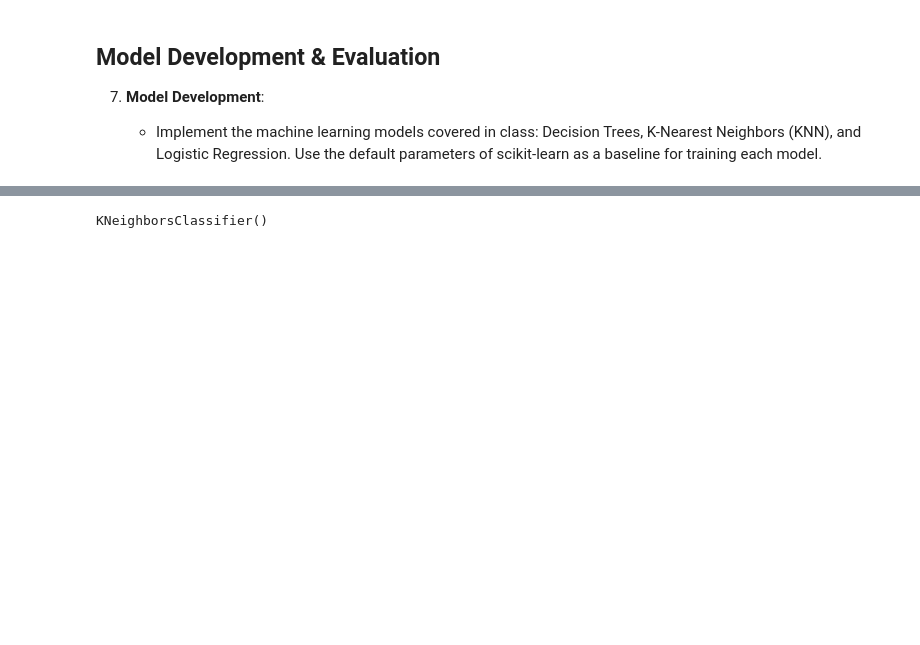
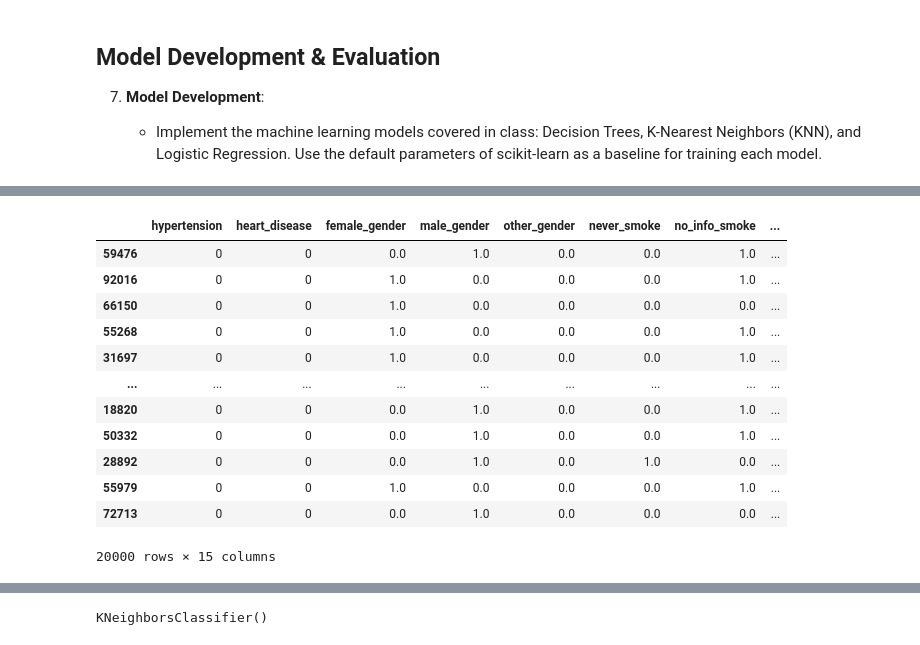
Before and after one commit to JoeZhang1000/CSI4106-Assignment-2, a Jupyter notebook: Joe_Zhang_Christian_Paravalos_CSI4106_Assignment_2_300245795_300231900.ipynb, the cells around one changed output, grey strips where cells are left out. Cells and saved outputs as stored; diff of their text form; code cells hidden in the pictures; blank space fills up the shorter version.

```diff
--- a/Joe_Zhang_Christian_Paravalos_CSI4106_Assignment_2_300245795_300231900.ipynb
+++ b/Joe_Zhang_Christian_Paravalos_CSI4106_Assignment_2_300245795_300231900.ipynb
@@ -326,3 +369,19 @@ X_test = X_test.drop(columns = ['age', 'bmi', 'HbA1c_level', 'blood_glucose_leve
+# %%
+X_test
+# %% [output]
+|  | hypertension | heart_disease | female_gender | male_gender | other_gender | never_smoke | no_info_smoke | ... |
+| 59476 | 0 | 0 | 0.0 | 1.0 | 0.0 | 0.0 | 1.0 | ... |
+| 92016 | 0 | 0 | 1.0 | 0.0 | 0.0 | 0.0 | 1.0 | ... |
+| 66150 | 0 | 0 | 1.0 | 0.0 | 0.0 | 0.0 | 0.0 | ... |
+| 55268 | 0 | 0 | 1.0 | 0.0 | 0.0 | 0.0 | 1.0 | ... |
+| 31697 | 0 | 0 | 1.0 | 0.0 | 0.0 | 0.0 | 1.0 | ... |
+| ... | ... | ... | ... | ... | ... | ... | ... | ... |
+| 18820 | 0 | 0 | 0.0 | 1.0 | 0.0 | 0.0 | 1.0 | ... |
+| 50332 | 0 | 0 | 0.0 | 1.0 | 0.0 | 0.0 | 1.0 | ... |
+| 28892 | 0 | 0 | 0.0 | 1.0 | 0.0 | 1.0 | 0.0 | ... |
+| 55979 | 0 | 0 | 1.0 | 0.0 | 0.0 | 0.0 | 1.0 | ... |
+| 72713 | 0 | 0 | 0.0 | 1.0 | 0.0 | 0.0 | 0.0 | ... |
+20000 rows × 15 columns
 # %%
 # Decision tree
 clf = tree.DecisionTreeClassifier()
```
Also changed, not shown: parts of 17 cells of this notebook.
